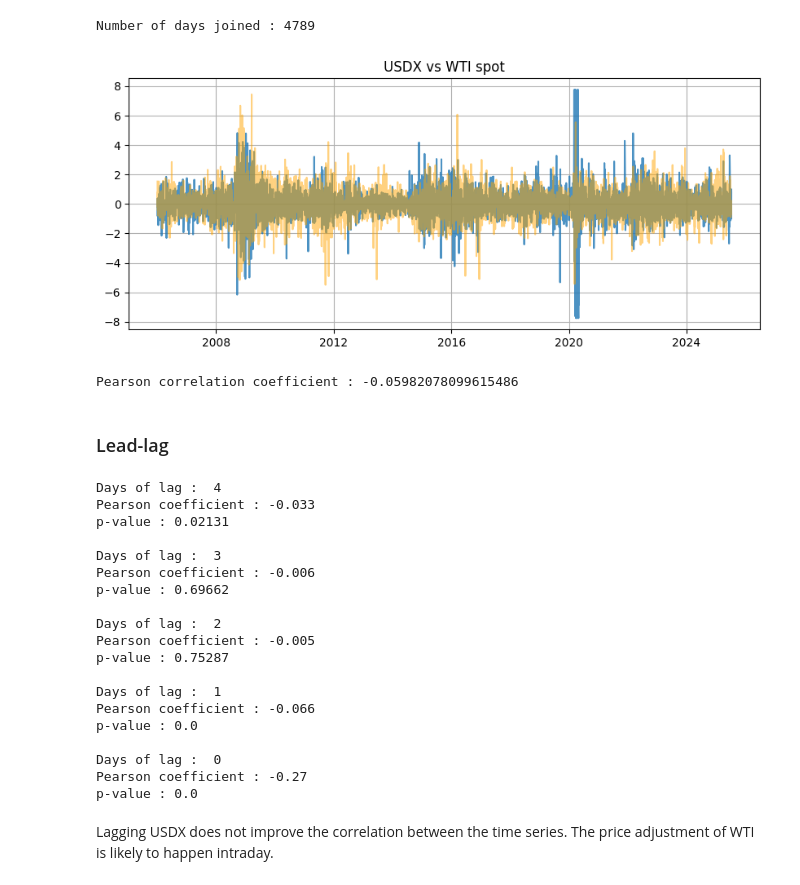
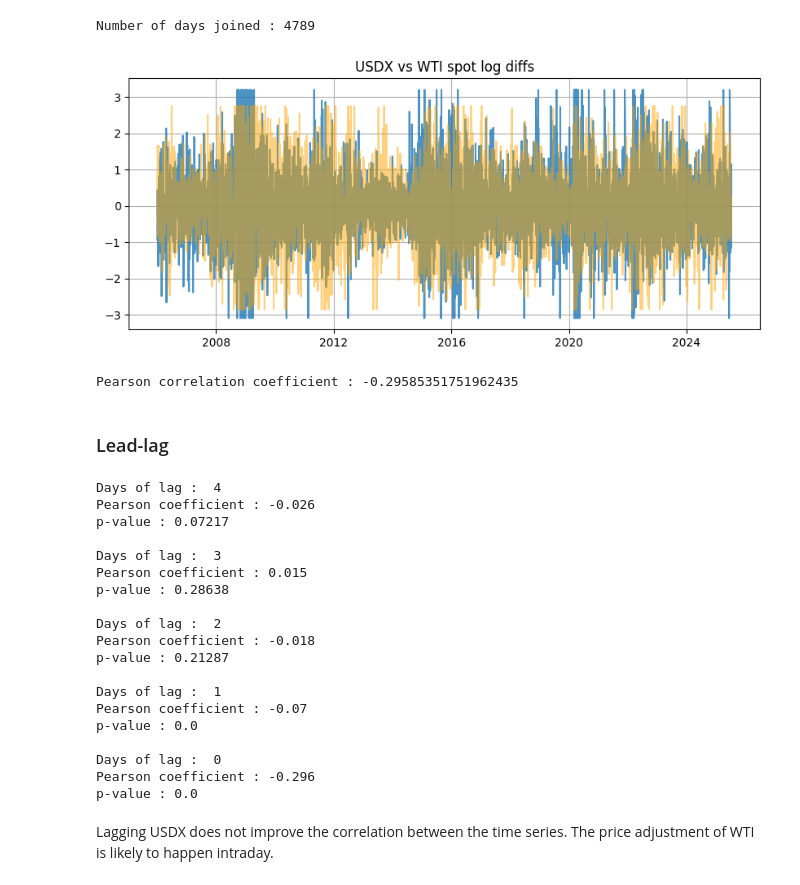
Before and after one commit to chataignault/irbackend, a Jupyter notebook: notebooks/WTI_DXY_correlation.ipynb, the cells around one changed output. Cells and saved outputs as stored; diff of their text form; code cells hidden in the pictures.

```diff
--- a/notebooks/WTI_DXY_correlation.ipynb
+++ b/notebooks/WTI_DXY_correlation.ipynb
@@ -305,23 +325,19 @@ wti_unit = (wti_unit - np.mean(wti_unit)) / np.std(wti_unit)
 # %% [output]
 Number of days joined : 4789
 # %%
+_, ax = plt.subplots(figsize=(10, 4))
 
-_, ax = plt.subplots(figsize=(10, 4))
-# ax_twin = ax.twinx()
-
-datex = df_no_nans.select(pl.col("date")).collect().to_numpy().T[0]
-ax.plot(datex, wti_unit, alpha=.8)
-ax.plot(datex, usdx_unit, c="orange", alpha=.5)
-# df_p["WTI spot"].plot(ax=ax, ylabel="USD")
-# df_p["USDX"].plot(ax=ax_twin, c="orange", grid=True, alpha=.5, legend=True)
+datex = df_p.index
+ax.plot(datex, wti_unit, alpha=0.8)
+ax.plot(datex, usdx_unit, c="orange", alpha=0.5)
 ax.grid()
-_ = ax.set_title("USDX vs WTI spot")
+_ = ax.set_title("USDX vs WTI spot log diffs")
 # %% [output]
-[figure, old version]
+[figure, new version]
 # %%
 print(
     f"Pearson correlation coefficient : {
-df_no_nans.select(
+df_increments.select(
     pl.corr(
         pl.col("WTI spot"),
         pl.col("USDX"),
@@ -331,17 +347,13 @@ df_no_nans.select(
 }"
 )
 # %% [output]
-Pearson correlation coefficient : -0.05982078099615486
+Pearson correlation coefficient : -0.29585351751962435
 # %% [markdown]
 ### Lead-lag
 # %%
-
 for i in range(5)[::-1]:
     print("\nDays of lag : ", i)
-    pr = pearsonr(
-        wti_unit[i:],
-        usdx_unit[:-i] if i > 0 else usdx_unit
-    )
+    pr = pearsonr(wti_unit[i:], usdx_unit[:-i] if i > 0 else usdx_unit)
     print(f"Pearson coefficient : {np.round(pr.statistic, decimals=3)}")
     print(f"p-value : {np.round(pr.pvalue, decimals=5)}")
 
@@ -349,23 +361,23 @@ for i in range(5)[::-1]:
 rho = pr.statistic
 # %% [output]
 Days of lag :  4
-Pearson coefficient : -0.033
-p-value : 0.02131
+Pearson coefficient : -0.026
+p-value : 0.07217
 
 Days of lag :  3
-Pearson coefficient : -0.006
-p-value : 0.69662
+Pearson coefficient : 0.015
+p-value : 0.28638
 
 Days of lag :  2
-Pearson coefficient : -0.005
-p-value : 0.75287
+Pearson coefficient : -0.018
+p-value : 0.21287
 
 Days of lag :  1
-Pearson coefficient : -0.066
+Pearson coefficient : -0.07
 p-value : 0.0
 
 Days of lag :  0
-Pearson coefficient : -0.27
+Pearson coefficient : -0.296
 p-value : 0.0
 # %% [markdown]
 Lagging USDX does not improve the correlation between the time series.
```
Also changed, not shown: parts of 19 cells of this notebook.
